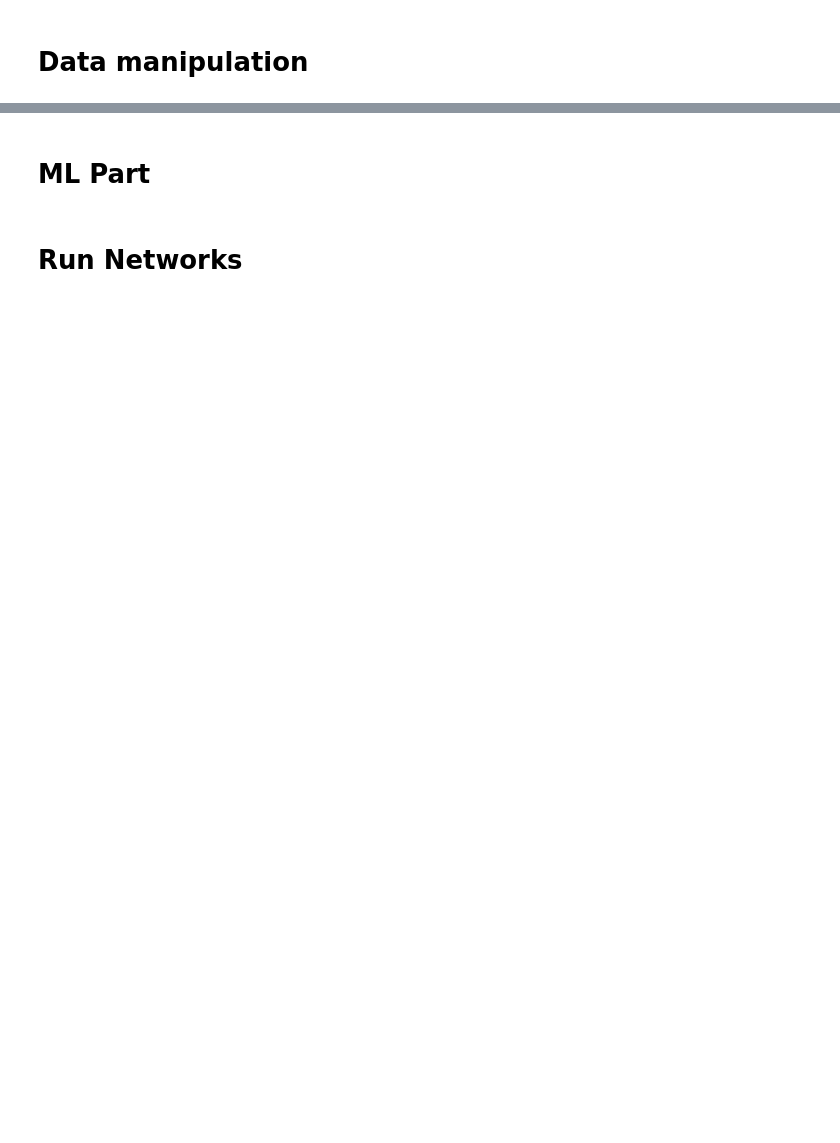
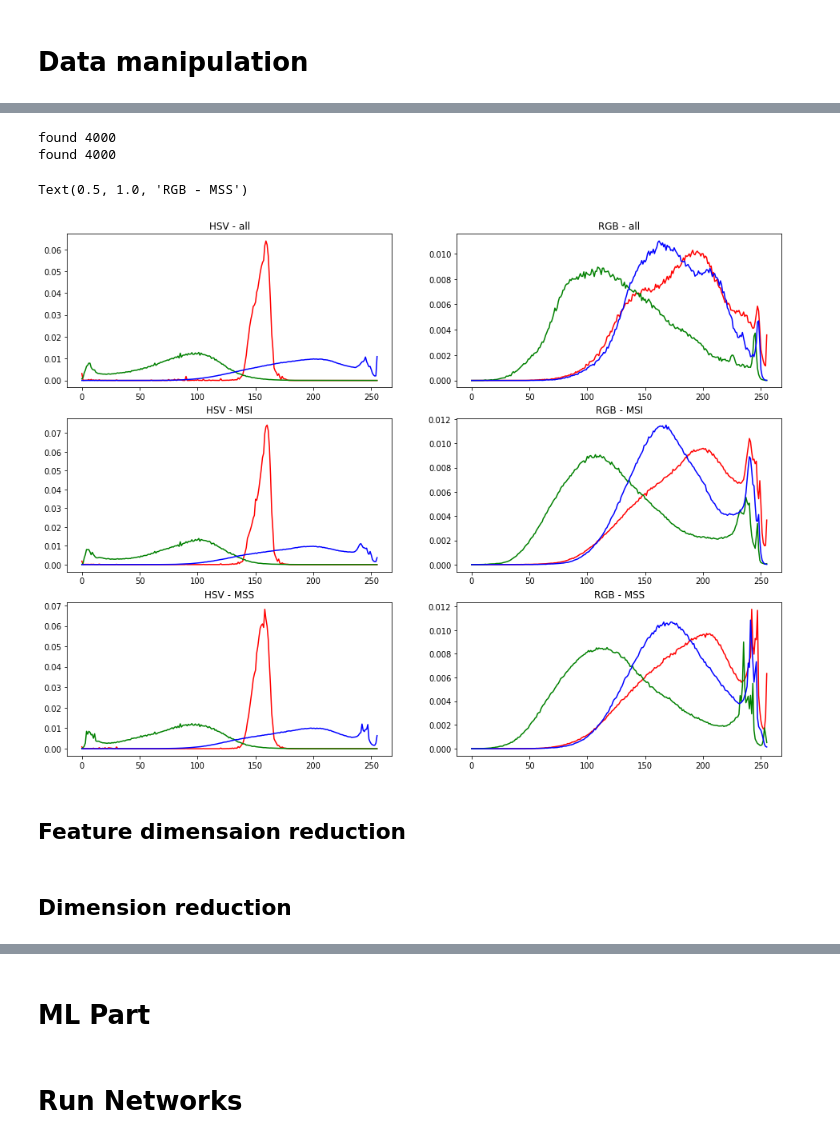
Before and after one commit to mocedon/VISL_project, a Jupyter notebook: Project_jupyter.ipynb, the cells around one changed output, grey strips where cells are left out. Saved outputs shown, nothing was run; the diff lists cells and outputs as text; code cells hidden in the pictures; blank space fills up the shorter version.

```diff
--- a/Project_jupyter.ipynb
+++ b/Project_jupyter.ipynb
@@ -117,15 +137,3 @@ def batch_PCA_(imgs ,k=16):
 %pwd
 # %% [output]
 '/content/gdrive/MyDrive/Proj_B/VISL_project'
-# %%
-nd = "./../small_dataset"
-for t in ['test', 'train']:
-  d = mkdir(nd, t)
-  for m in ['MSI', 'MSS']:
-    mkdir(d,m)
-    path = os.path.join('./../dataset/', t, m)
-    print(path)
-    for im in glob.glob(path + '/*.png')[:100]:
-      #print(im)
-      np = im.replace("dataset", "small_dataset")
-      shutil.copy(im, np)
@@ -237 +276,43 @@ found 400
+# %%
+plt.figure(figsize=(16, 12))
+
+ds_hsv = PatchDataset('./../dataset_ds', transform=rgb2hsv())
+plt.subplot(321)
+patch_stat(ds_hsv)
+plt.title("HSV - all")
+
+ds_hsv.set_filter(lb="MSI")
+plt.subplot(323)
+patch_stat(ds_hsv)
+plt.title("HSV - MSI")
+ds_hsv.reset_filter()
+
+ds_hsv.set_filter(lb="MSS")
+plt.subplot(325)
+patch_stat(ds_hsv)
+plt.title("HSV - MSS")
+
+
+ds_rgb = PatchDataset('./../dataset_ds')
+plt.subplot(322)
+patch_stat(ds)
+plt.title("RGB - all")
+
+ds_rgb.set_filter(lb="MSI")
+plt.subplot(324)
+patch_stat(ds_rgb)
+plt.title("RGB - MSI")
+ds_rgb.reset_filter()
+
+ds_rgb.set_filter(lb="MSS")
+plt.subplot(326)
+patch_stat(ds_rgb)
+plt.title("RGB - MSS")
+# %% [output]
+found 4000
+found 4000
+Text(0.5, 1.0, 'RGB - MSS')
+[figure, added]
+# %% [markdown]
+## Feature dimensaion reduction
 # %%
@@ -277,0 +339,2 @@ def read_mtx(path):
+# %% [markdown]
+## Dimension reduction
```
Also changed, not shown: parts of 17 cells of this notebook.
